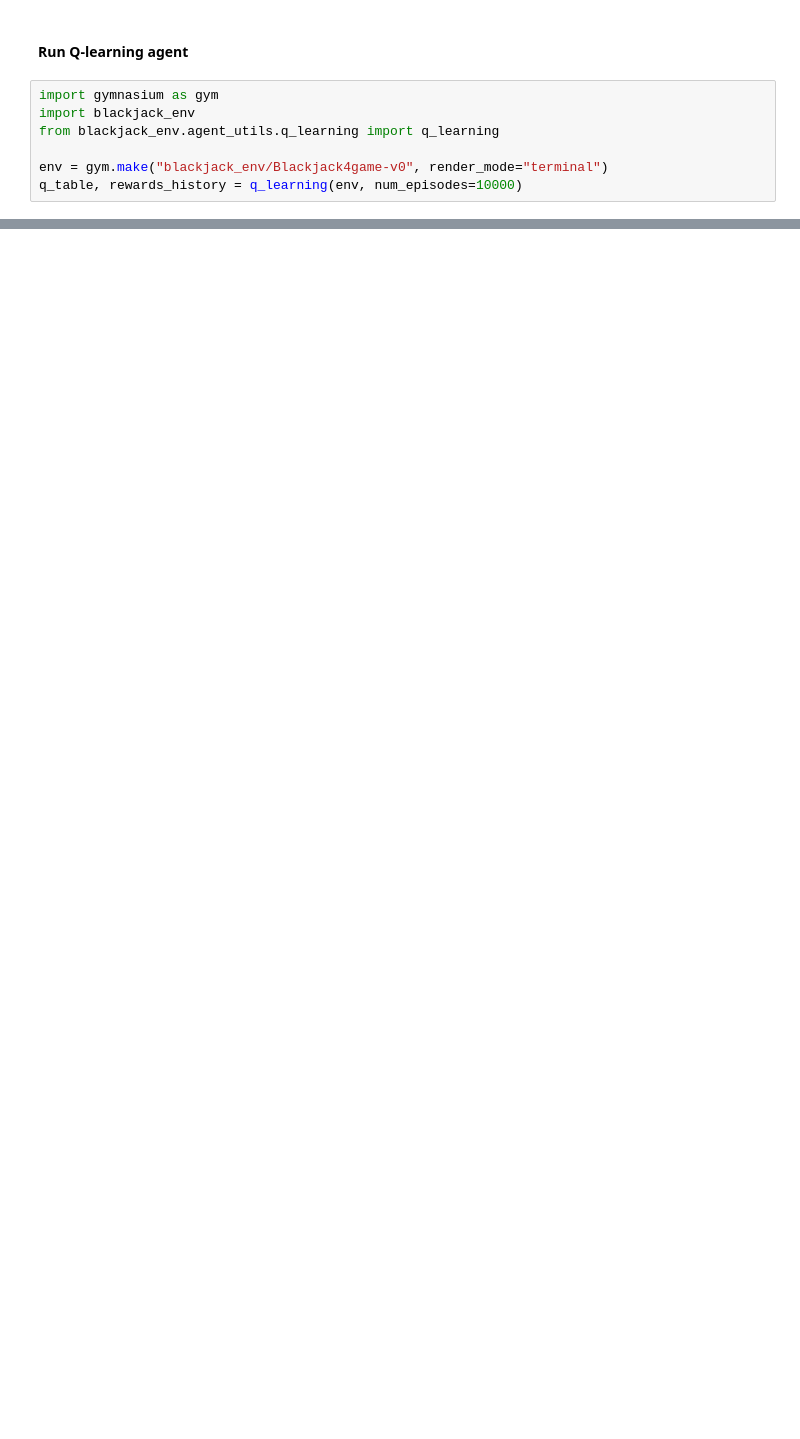
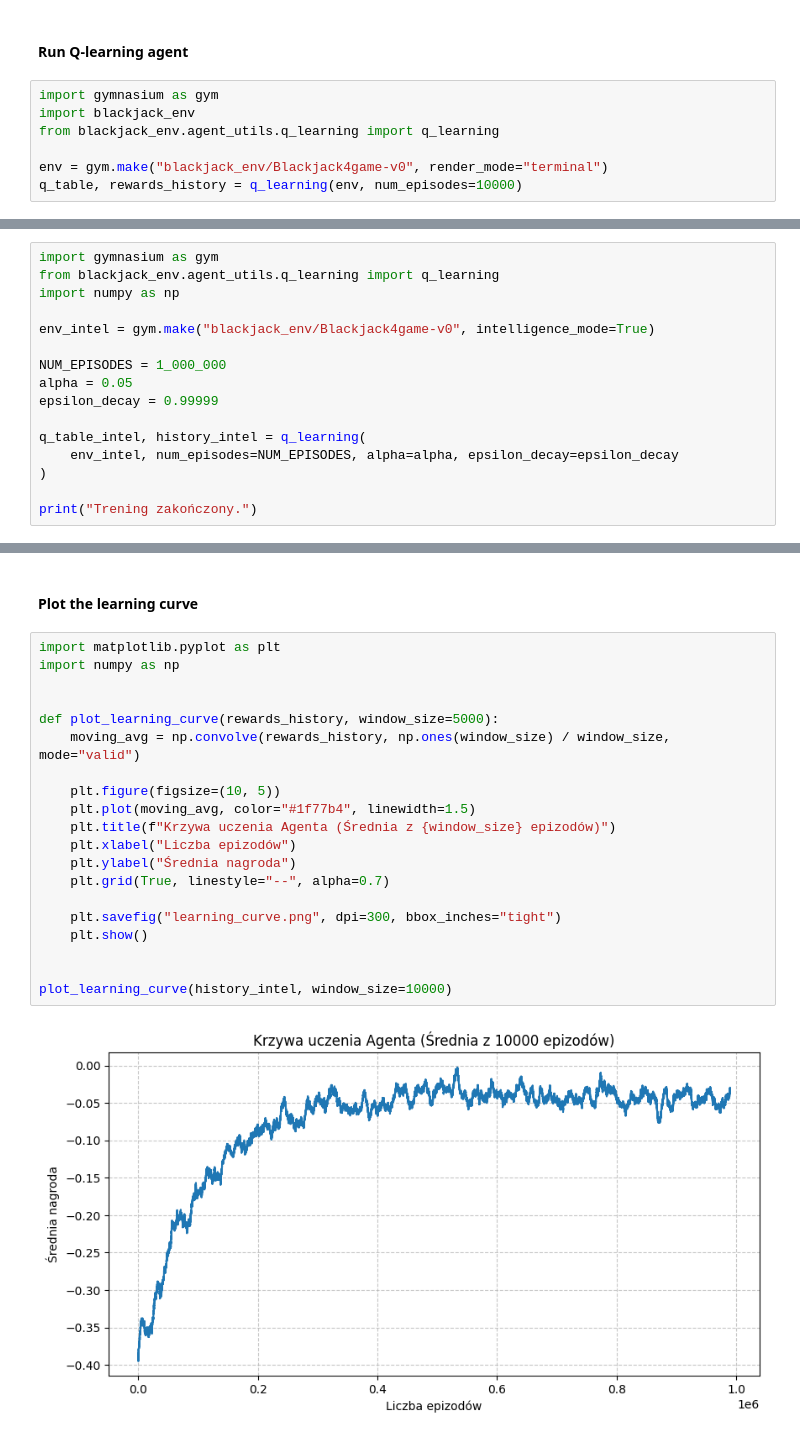
Before and after one commit to jakseluz/blackjack_gym, a Jupyter notebook: main.ipynb, the cells around one changed output, grey strips where cells are left out. Saved outputs shown, nothing was run; the diff lists cells and outputs as text; blank space fills up the shorter version.

Commit message:
Dodano tryb inteligentny i testy liczenia kart

```diff
--- a/main.ipynb
+++ b/main.ipynb
@@ -98,0 +108,16 @@ plot_rewards_history(rewards_history)
+# %%
+import gymnasium as gym
+from blackjack_env.agent_utils.q_learning import q_learning
+import numpy as np
+
+env_intel = gym.make("blackjack_env/Blackjack4game-v0", intelligence_mode=True)
+
+NUM_EPISODES = 1_000_000
+alpha = 0.05
+epsilon_decay = 0.99999
+
+q_table_intel, history_intel = q_learning(
+    env_intel, num_episodes=NUM_EPISODES, alpha=alpha, epsilon_decay=epsilon_decay
+)
+
+print("Trening zakończony.")
@@ -98,0 +167,24 @@ plot_rewards_history(rewards_history)
+# %% [markdown]
+#### Plot the learning curve
+# %%
+import matplotlib.pyplot as plt
+import numpy as np
+
+
+def plot_learning_curve(rewards_history, window_size=5000):
+    moving_avg = np.convolve(rewards_history, np.ones(window_size) / window_size, mode="valid")
+
+    plt.figure(figsize=(10, 5))
+    plt.plot(moving_avg, color="#1f77b4", linewidth=1.5)
+    plt.title(f"Krzywa uczenia Agenta (Średnia z {window_size} epizodów)")
+    plt.xlabel("Liczba epizodów")
+    plt.ylabel("Średnia nagroda")
+    plt.grid(True, linestyle="--", alpha=0.7)
+
+    plt.savefig("learning_curve.png", dpi=300, bbox_inches="tight")
+    plt.show()
+
+
+plot_learning_curve(history_intel, window_size=10000)
+# %% [output]
+[figure, added]
```
Also changed, not shown: parts of 15 cells of this notebook, 12 other files.
